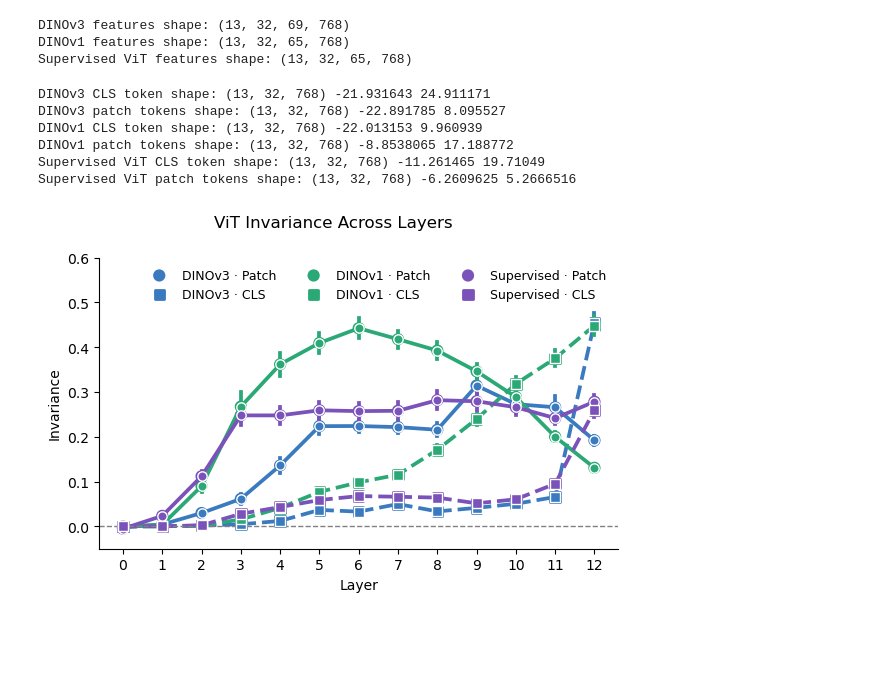
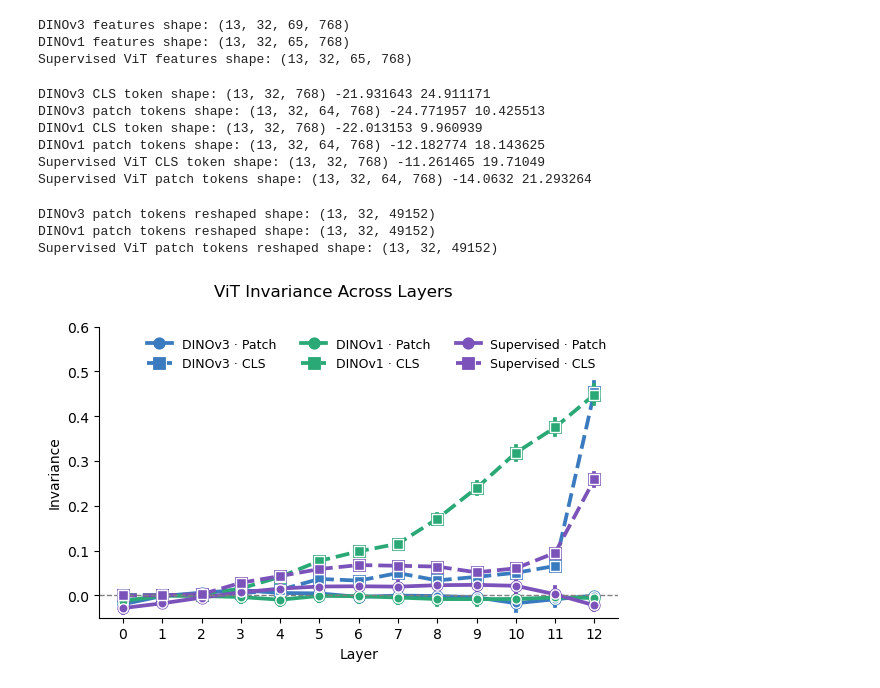
Before and after one commit to dufengtong/visual-invariance-analysis, a Jupyter notebook: notebooks/invariance_vit.ipynb, the cells around one changed output. Saved outputs shown, nothing was run; the diff lists cells and outputs as text; code cells hidden in the pictures; blank space fills up the shorter version.

```diff
--- a/notebooks/invariance_vit.ipynb
+++ b/notebooks/invariance_vit.ipynb
@@ -1,3 +1,5 @@
+# %%
+zscore_features = True
 # %%
 # load the features
 import numpy as np
@@ -14,25 +16,29 @@ DINOv1 features shape: (13, 32, 65, 768)
 Supervised ViT features shape: (13, 32, 65, 768)
 # %%
 # check if the feature dimensions are normalized
-dinov3_means = np.mean(dinov3_fvs, axis=-1)
-dinov1_means = np.mean(dinov1_fvs, axis=-1)
-sup_means = np.mean(sup_fvs, axis=-1)
-dinov3_stds = np.std(dinov3_fvs, axis=-1)
-dinov1_stds = np.std(dinov1_fvs, axis=-1)
-sup_stds = np.std(sup_fvs, axis=-1)
+if zscore_features:
+    dinov3_means = np.mean(dinov3_fvs, axis=-1)
+    dinov1_means = np.mean(dinov1_fvs, axis=-1)
+    sup_means = np.mean(sup_fvs, axis=-1)
+    dinov3_stds = np.std(dinov3_fvs, axis=-1)
+    dinov1_stds = np.std(dinov1_fvs, axis=-1)
+    sup_stds = np.std(sup_fvs, axis=-1)
 
-# zscore each feature dimension and check the means and stds again
-dinov3_fvs_zscored = (dinov3_fvs - dinov3_means[..., np.newaxis]) / dinov3_stds[..., np.newaxis]
-dinov1_fvs_zscored = (dinov1_fvs - dinov1_means[..., np.newaxis]) / dinov1_stds[..., np.newaxis]
-sup_fvs_zscored = (sup_fvs - sup_means[..., np.newaxis]) / sup_stds[..., np.newaxis]
+    # zscore each feature dimension and check the means and stds again
+    dinov3_fvs = (dinov3_fvs - dinov3_means[..., np.newaxis]) / dinov3_stds[..., np.newaxis]
+    dinov1_fvs = (dinov1_fvs - dinov1_means[..., np.newaxis]) / dinov1_stds[..., np.newaxis]
+    sup_fvs = (sup_fvs - sup_means[..., np.newaxis]) / sup_stds[..., np.newaxis]
 # %%
 # get the cls token and patch tokens for each model
-dinov3_cls = dinov3_fvs_zscored[:, :, 0, :]
-dinov3_patches = dinov3_fvs_zscored[:, :, 5:, :].mean(axis=2)  # average across tokens
-dinov1_cls = dinov1_fvs_zscored[:, :, 0, :]
-dinov1_patches = dinov1_fvs_zscored[:, :, 1:, :].mean(axis=2)
-sup_cls = sup_fvs_zscored[:, :, 0, :]
-sup_patches = sup_fvs_zscored[:, :, 1:, :].mean(axis=2)
+dinov3_cls = dinov3_fvs[:, :, 0, :]
+dinov3_patches = dinov3_fvs[:, :, 5:, :]
+dinov3_patches_mean = dinov3_patches.mean(axis=2)
+dinov1_cls = dinov1_fvs[:, :, 0, :]
+dinov1_patches = dinov1_fvs[:, :, 1:, :]
+dinov1_patches_mean = dinov1_patches.mean(axis=2)
+sup_cls = sup_fvs[:, :, 0, :]
+sup_patches = sup_fvs[:, :, 1:, :]
+sup_patches_mean = sup_patches.mean(axis=2)
 
 print("DINOv3 CLS token shape:", dinov3_cls.shape, dinov3_cls.min(), dinov3_cls.max())
 print("DINOv3 patch tokens shape:", dinov3_patches.shape, dinov3_patches.min(), dinov3_patches.max())
@@ -42,11 +48,27 @@ print("Supervised ViT CLS token shape:", sup_cls.shape, sup_cls.min(), sup_cls.m
 print("Supervised ViT patch tokens shape:", sup_patches.shape, sup_patches.min(), sup_patches.max())
 # %% [output]
 DINOv3 CLS token shape: (13, 32, 768) -21.931643 24.911171
-DINOv3 patch tokens shape: (13, 32, 768) -22.891785 8.095527
+DINOv3 patch tokens shape: (13, 32, 64, 768) -24.771957 10.425513
 DINOv1 CLS token shape: (13, 32, 768) -22.013153 9.960939
-DINOv1 patch tokens shape: (13, 32, 768) -8.8538065 17.188772
+DINOv1 patch tokens shape: (13, 32, 64, 768) -12.182774 18.143625
 Supervised ViT CLS token shape: (13, 32, 768) -11.261465 19.71049
-Supervised ViT patch tokens shape: (13, 32, 768) -6.2609625 5.2666516
+Supervised ViT patch tokens shape: (13, 32, 64, 768) -14.0632 21.293264
+# %%
+nlayers = dinov3_cls.shape[0]
+nimages = dinov3_cls.shape[1]
+
+# reshape the features to be (nimages, nlayers, feature_dim)
+dinov3_patches_reshaped = dinov3_patches.reshape(nlayers, nimages, -1)
+dinov1_patches_reshaped = dinov1_patches.reshape(nlayers, nimages, -1)
+sup_patches_reshaped = sup_patches.reshape(nlayers, nimages, -1)
+
+print("DINOv3 patch tokens reshaped shape:", dinov3_patches_reshaped.shape)
+print("DINOv1 patch tokens reshaped shape:", dinov1_patches_reshaped.shape)
+print("Supervised ViT patch tokens reshaped shape:", sup_patches_reshaped.shape)
+# %% [output]
+DINOv3 patch tokens reshaped shape: (13, 32, 49152)
+DINOv1 patch tokens reshaped shape: (13, 32, 49152)
+Supervised ViT patch tokens reshaped shape: (13, 32, 49152)
 # %%
 # insert path to the utils
 import sys
@@ -90,38 +112,38 @@ for model in models:
         data=model['data'],
         color=model['color'],
         dodge=0,
-        errorbar='se', join=True, linestyles='-', ax=ax,
+        errorbar='se', linestyles='-', ax=ax,
         label=f"{model['label']} · Patch"
     )
     xvals = np.arange(model['data']['layer'].nunique())
     means = model['data'].groupby('layer')['pair_invariance'].mean().values
     ax.scatter(xvals, means, color=model['color'], edgecolor='white', s=45, zorder=3)
 
     # CLS token (dashed line)
     sns.pointplot(
         x="layer", y="pair_invariance",
         data=model['data_cls'],
         color=model['color'],
         dodge=0,
-        errorbar='se', join=True, linestyles='--', ax=ax,
+        errorbar='se', linestyles='--', ax=ax,
         label=f"{model['label']} · CLS",
         markers='s'
     )
     xvals_cls = np.arange(model['data_cls']['layer'].nunique())
     means_cls = model['data_cls'].groupby('layer')['pair_invariance'].mean().values
     ax.scatter(xvals_cls, means_cls, color=model['color'], edgecolor='white', s=45, marker='s', zorder=3)
 
 ax.axhline(0, color='gray', lw=1, linestyle='--')
 ax.set_xlabel("")
 ax.set_ylabel("Invariance")
 ax.set_xlabel("Layer")
 ax.set_ylim(-0.05, 0.6)
 ax.spines["top"].set_visible(False)
 ax.spines["right"].set_visible(False)
 ax.legend(frameon=False, ncol=3, fontsize=9)
 plt.suptitle("ViT Invariance Across Layers")
 plt.tight_layout()
 plt.savefig("../figures/vit_invariance.png", dpi=300, bbox_inches='tight')
 plt.show()
 # %% [output]
-[figure, old version]
+[figure, new version]
```
Also changed, not shown: parts of 2 cells of this notebook, 13 other files.
